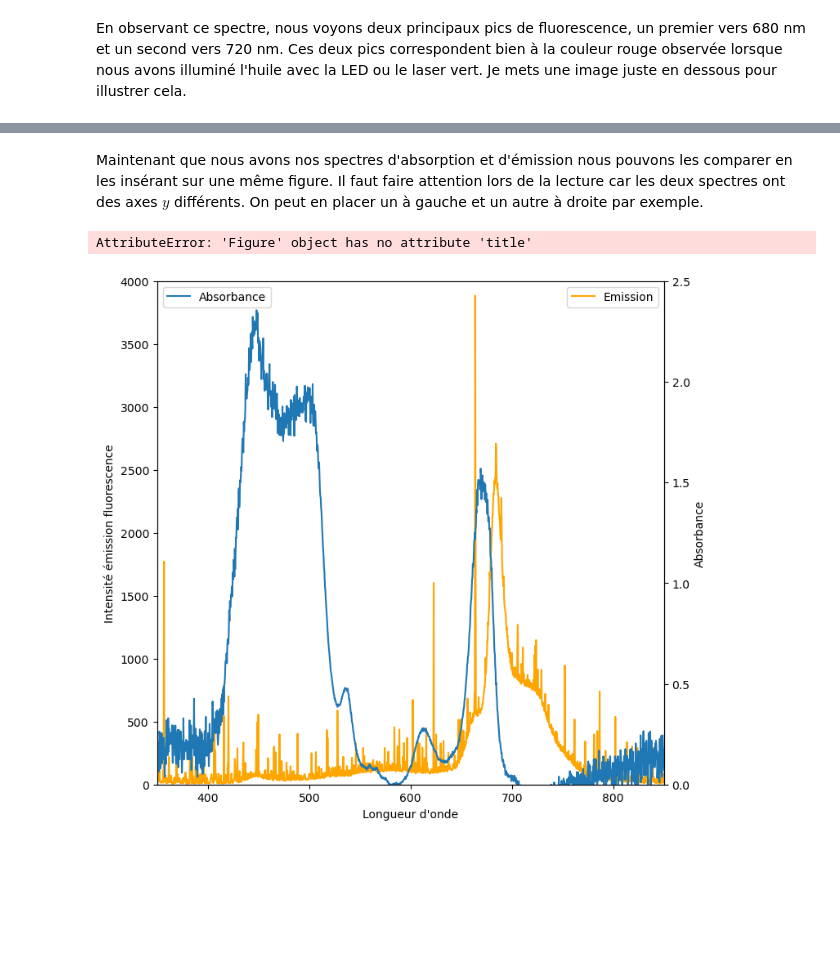
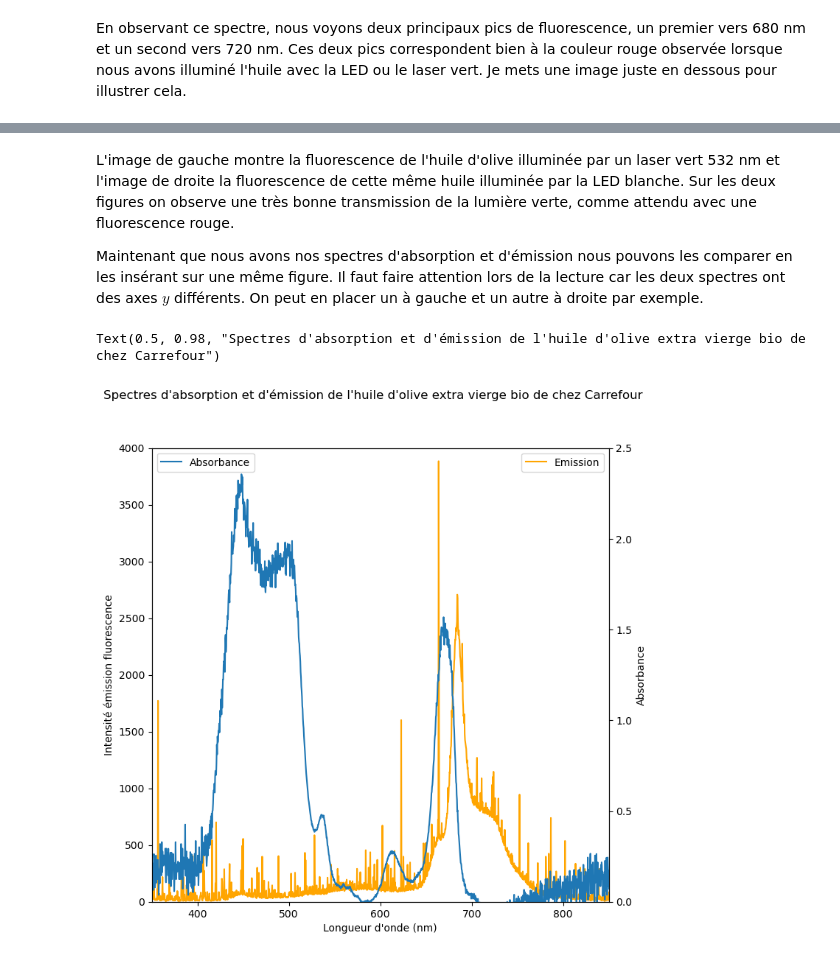
Before and after one commit to ltoguh/fluorescence_project_cordees_2026, a Jupyter notebook: fluo_cordees.ipynb, the cells around one changed output, grey strips where cells are left out. Drawn from its saved outputs; the diff is of its cells as text; code cells hidden in the pictures; blank space fills up the shorter version.

```diff
--- a/fluo_cordees.ipynb
+++ b/fluo_cordees.ipynb
@@ -124,26 +124,28 @@ display(HTML("<table><tr><td><img id=\"images_huile_bleu\" src='images/huile_flu
 # %% [output]
 [interactive output not drawn]
 # %% [markdown]
+L'image de gauche montre la fluorescence de l'huile d'olive illuminée par un laser vert 532 nm et l'image de droite la fluorescence de cette même huile illuminée par la LED blanche. Sur les deux figures on observe une très bonne transmission de la lumière verte, comme attendu avec une fluorescence rouge. <br>
+
 Maintenant que nous avons nos spectres d'absorption et d'émission nous pouvons les comparer en les insérant sur une même figure. Il faut faire attention lors de la lecture car les deux spectres ont des axes $y$ différents. On peut en placer un à gauche et un autre à droite par exemple.
 # %%
 # Plot
 fig, ax1 = plt.subplots(figsize=(8, 8))
 ax2 = ax1.twinx()
 
 ax1.plot(df_em[0], df_em[1]-210, color="orange", label="Emission")
 ax1.set_xlim(350, 850)
 ax1.set_ylim(-0.3, 4000)
-ax1.set_xlabel("Longueur d'onde")
+ax1.set_xlabel("Longueur d'onde (nm)")
 ax1.set_ylabel("Intensité émission fluorescence")
 ax1.legend(loc='upper right')
 
 ax2.plot(df_tr[0], A, label="Absorbance");
 ax2.set_ylim(0, 2.5)
 ax2.set_xlim(350, 850)
 ax2.set_ylabel("Absorbance")
 ax2.legend(loc='upper left')
 
 fig.suptitle("Spectres d'absorption et d'émission de l'huile d'olive extra vierge bio de chez Carrefour")
 # %% [output]
-AttributeError: 'Figure' object has no attribute 'title'
+Text(0.5, 0.98, "Spectres d'absorption et d'émission de l'huile d'olive extra vierge bio de chez Carrefour")
-[figure, old version]
+[figure, new version]
```
Also changed, not shown: parts of 9 cells of this notebook, 2 other files.
